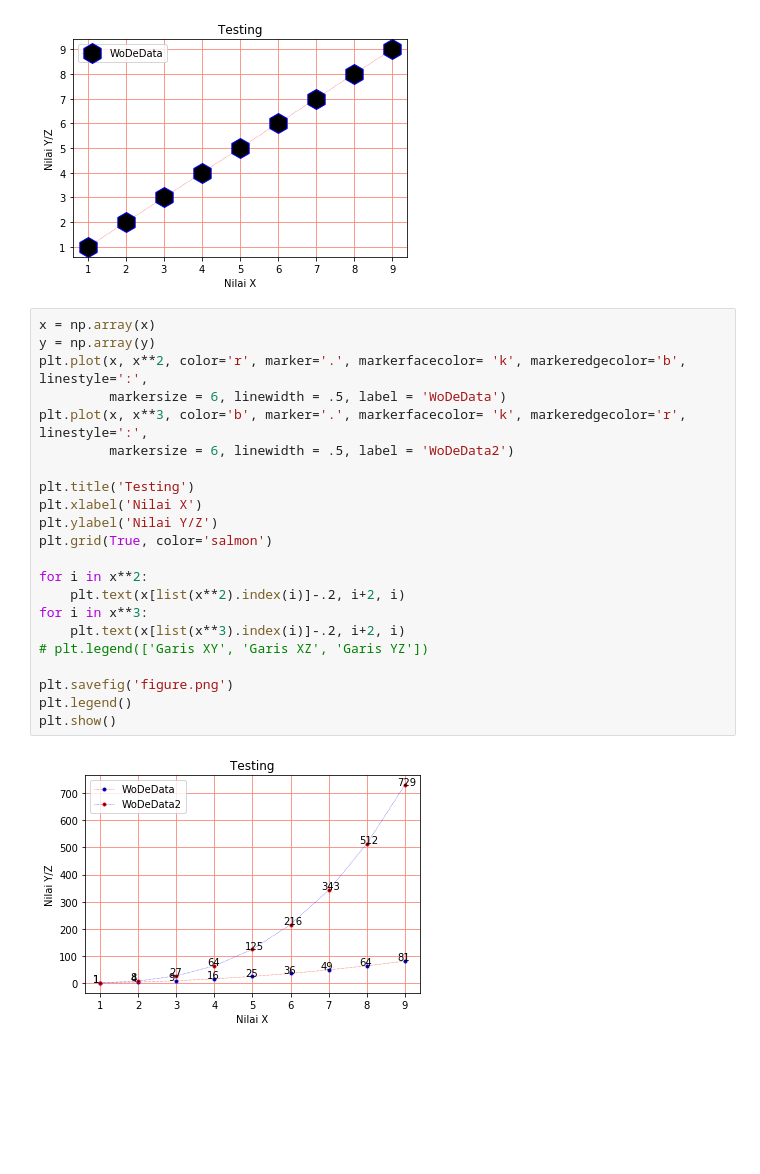
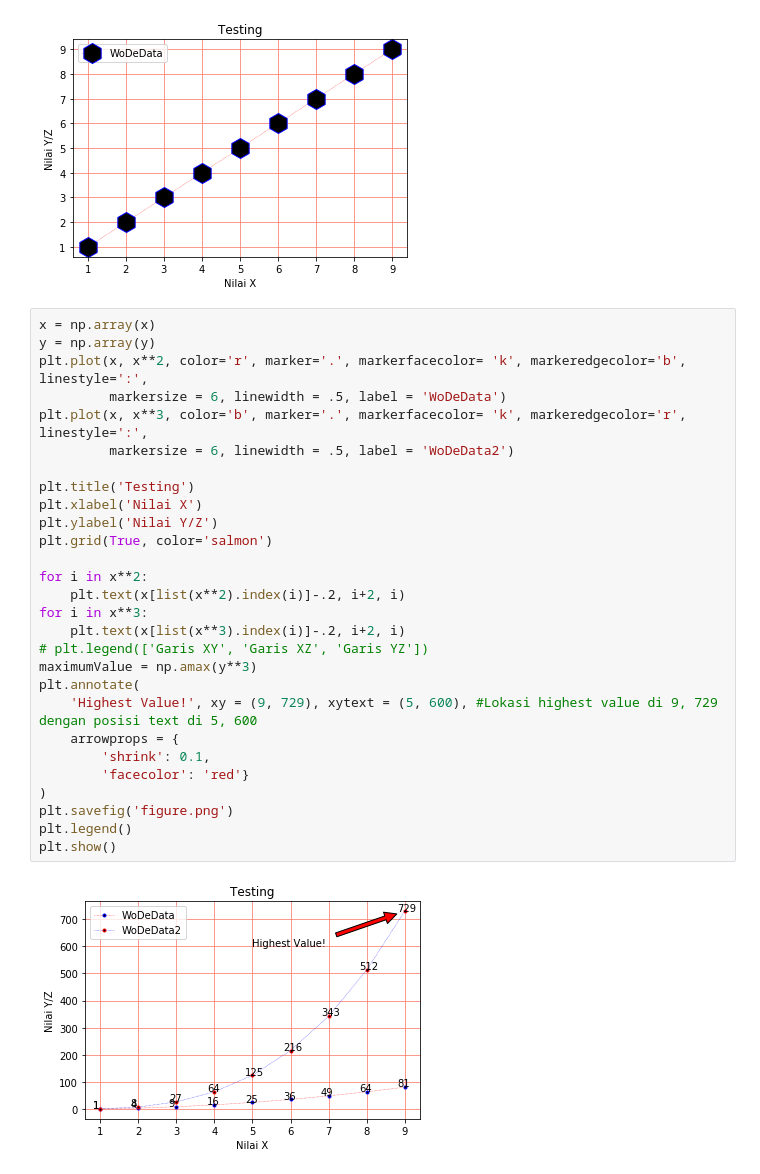
Before and after one commit to stvnc/Python-Project, a Jupyter notebook: Modul02/day17/matplotlib10Dec.ipynb, the cells around one changed output. Drawn from its saved outputs; the diff is of its cells as text; blank space fills up the shorter version.

```diff
--- a/Modul02/day17/matplotlib10Dec.ipynb
+++ b/Modul02/day17/matplotlib10Dec.ipynb
@@ -59,24 +59,30 @@ plt.show()
 # %%
 x = np.array(x)
 y = np.array(y)
 plt.plot(x, x**2, color='r', marker='.', markerfacecolor= 'k', markeredgecolor='b', linestyle=':',
          markersize = 6, linewidth = .5, label = 'WoDeData')
 plt.plot(x, x**3, color='b', marker='.', markerfacecolor= 'k', markeredgecolor='r', linestyle=':',
          markersize = 6, linewidth = .5, label = 'WoDeData2')
 
 plt.title('Testing')
 plt.xlabel('Nilai X')
 plt.ylabel('Nilai Y/Z')
 plt.grid(True, color='salmon')
 
 for i in x**2:
     plt.text(x[list(x**2).index(i)]-.2, i+2, i)
 for i in x**3:
     plt.text(x[list(x**3).index(i)]-.2, i+2, i)
 # plt.legend(['Garis XY', 'Garis XZ', 'Garis YZ'])
-
+maximumValue = np.amax(y**3)
+plt.annotate(
+    'Highest Value!', xy = (9, 729), xytext = (5, 600), #Lokasi highest value di 9, 729 dengan posisi text di 5, 600
+    arrowprops = {
+        'shrink': 0.1,
+        'facecolor': 'red'}
+)
 plt.savefig('figure.png')
 plt.legend()
 plt.show()
 # %% [output]
-[figure, old version]
+[figure, new version]
```
Also changed, not shown: parts of 12 cells of this notebook.
